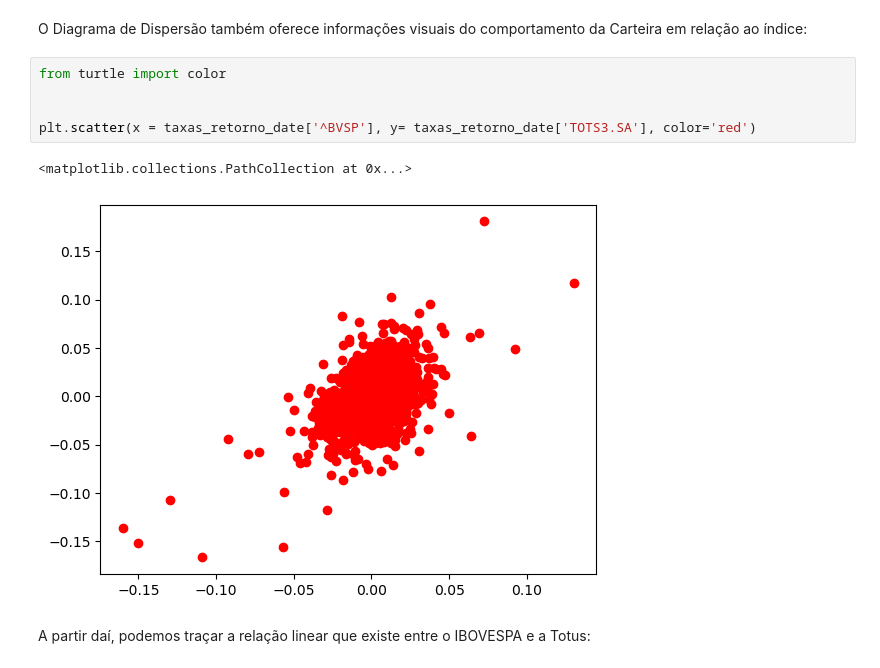
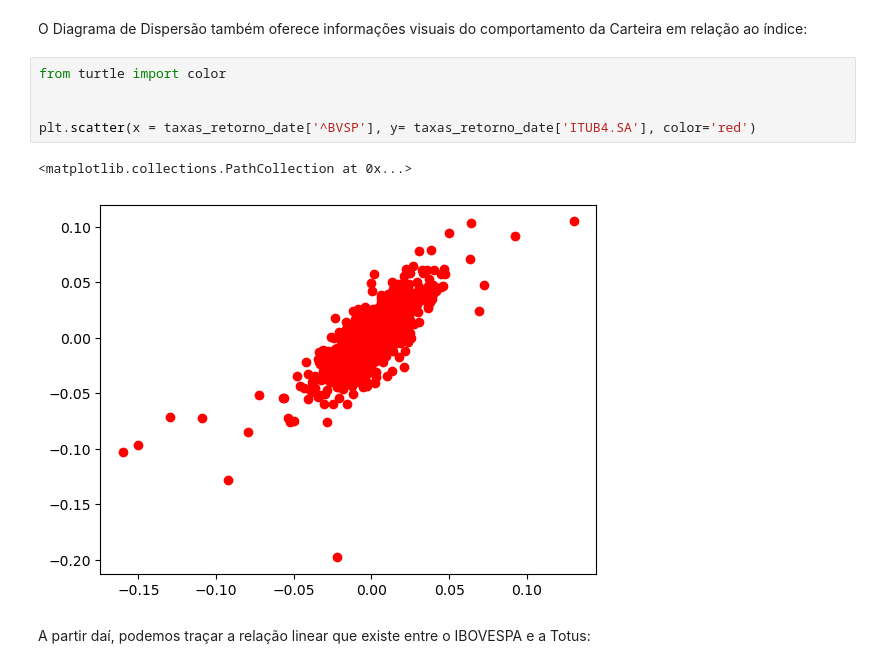
Before and after one commit to demetriusjube/ppca-aedi, a Jupyter notebook: trabalho-final/trabalho-final.ipynb, the cells around one changed output. Drawn from its saved outputs; the diff is of its cells as text.

```diff
--- a/trabalho-final/trabalho-final.ipynb
+++ b/trabalho-final/trabalho-final.ipynb
@@ -1034,11 +1033,11 @@ O Diagrama de Dispersão também oferece informações visuais do comportamento
 # %%
 from turtle import color
 
 
-plt.scatter(x = taxas_retorno_date['^BVSP'], y= taxas_retorno_date['TOTS3.SA'], color='red')
+plt.scatter(x = taxas_retorno_date['^BVSP'], y= taxas_retorno_date['ITUB4.SA'], color='red')
 # %% [output]
 <matplotlib.collections.PathCollection at 0x...>
-[figure, old version]
+[figure, new version]
 # %% [markdown]
 A partir daí, podemos traçar a relação linear que existe entre o IBOVESPA e a Totus:
 # %%
```
Also changed, not shown: parts of 48 cells of this notebook, 1 other file.
